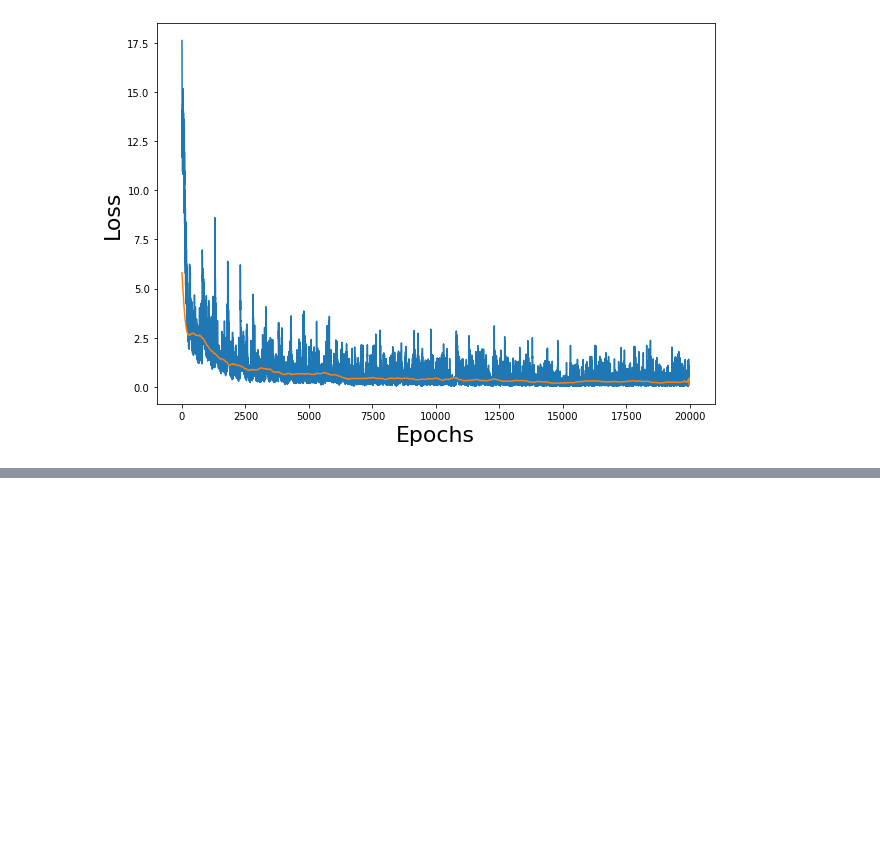
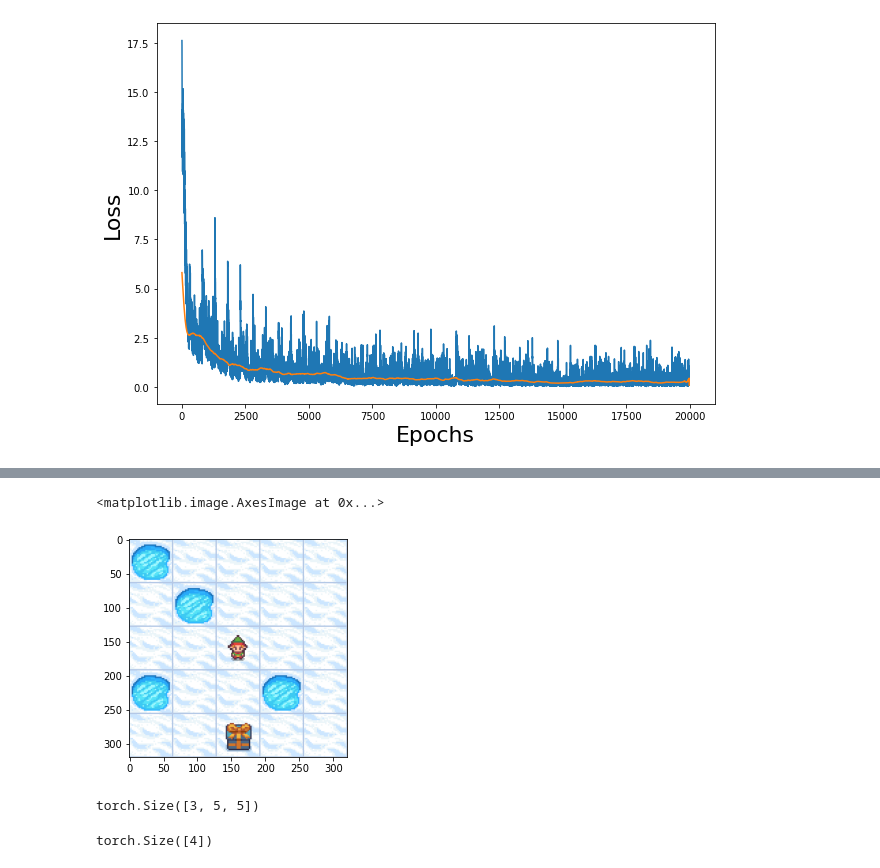
Before and after one commit to krajit/frozenlake, a Jupyter notebook: frozenLake-randomStartingAndEndPosition.ipynb, the cells around one changed output, grey strips where cells are left out. Drawn from its saved outputs; the diff is of its cells as text; code cells hidden in the pictures; blank space fills up the shorter version.

Commit message:
frozen lake random starting points added

```diff
--- a/frozenLake-randomStartingAndEndPosition.ipynb
+++ b/frozenLake-randomStartingAndEndPosition.ipynb
@@ -30,9 +32,9 @@ def generate_random_map(size: int = 8, p: float = 0.8) -> List[str]:
     valid = False
 
     # DFS to check that it's a valid path.
-    def is_valid(res):
+    def is_valid(res,sx,sy):
         frontier, discovered = [], set()
-        frontier.append((0, 0))
+        frontier.append((sx, sy))
         while frontier:
             r, c = frontier.pop()
             if not (r, c) in discovered:
@@ -52,12 +54,13 @@ def generate_random_map(size: int = 8, p: float = 0.8) -> List[str]:
     while not valid:
         p = min(1, p)
         res = np.random.choice(["F", "H"], (size, size), p=[p, 1 - p])
-        res[np.random.randint(size)][np.random.randint(size)] = "S"
+        sx = np.random.randint(size); sy = np.random.randint(size)
+        res[sx][sy] = "S"
         gx = np.random.randint(size); gy = np.random.randint(size)
         while res[gx][gy] == "S": # we don't want to overwrite the S
             gx = np.random.randint(size); gy = np.random.randint(size)
         res[gx][gy] = "G"
-        valid = is_valid(res)
+        valid = is_valid(res,sx,sy)
     return ["".join(x) for x in res]
 # %%
 gSize = 4 # grid size
@@ -297,0 +365,19 @@ game: 19 , move:  4 , won:  18 ,lost: 2 action:  1
+# %%
+gSize = 5 # grid size
+nH = 5.    # desired number of hole: this is probabilistic
+pH = 1 - nH/(gSize*gSize) # probability of  grid being a hole
+
+
+desc = generate_random_map(size=gSize, p =  pH)
+
+env = gym.make('FrozenLake-v1', desc=desc,map_name=None, is_slippery=False)
+env.reset()
+sx,sy = np.where(env.desc==b"S")
+sPos = gSize*sx[0]+sy[0] # staring position
+
+gx,gy = np.where(env.desc==b"G")
+gPos = gSize*gx[0]+gy[0] # ending position
+plt.imshow(env.render(mode="rgb_array"))
+# %% [output]
+<matplotlib.image.AxesImage at 0x...>
+[figure, added]
@@ -297,0 +393,44 @@ game: 19 , move:  4 , won:  18 ,lost: 2 action:  1
+# %%
+env = gym.make('FrozenLake-v1', desc=desc,map_name=None, is_slippery=False)
+env.reset()
+
+sx,sy = np.where(env.desc==b"S")
+sPos = gSize*sx[0]+sy[0] # staring position
+
+gx,gy = np.where(env.desc==b"G")
+gPos = gSize*gx[0]+gy[0] # ending position
+
+
+state_ = oneHot(sPos)
+state_ = torch.tensor(state_).float()
+
+class  MyModel(nn.Module):
+
+    def __init__(self):
+        super(MyModel, self).__init__()
+        self.mainLayer = nn.Sequential(
+                nn.Conv2d(3,12,kernel_size=3,stride= 1,padding=1),
+                nn.ReLU(),
+                nn.Conv2d(12,24,kernel_size=3,stride=1,padding=1),
+                nn.ReLU(),
+                nn.Conv2d(24,36,kernel_size=3,stride=1,padding=1),
+                nn.ReLU(),
+                nn.Flatten(start_dim=-3,end_dim=-1),
+                nn.Linear(900,1200),
+                nn.ReLU(),
+                nn.Linear(1200,64),
+                nn.ReLU(),
+                nn.Linear(64,4),
+        )
+
+    def forward(self, x):
+        x = self.mainLayer(x)
+        return x
+
+model = MyModel()
+
+print(state_.shape)
+model(state_).shape
+# %% [output]
+torch.Size([3, 5, 5])
+torch.Size([4])
```
Also changed, not shown: parts of 13 cells of this notebook, 15 other files.
